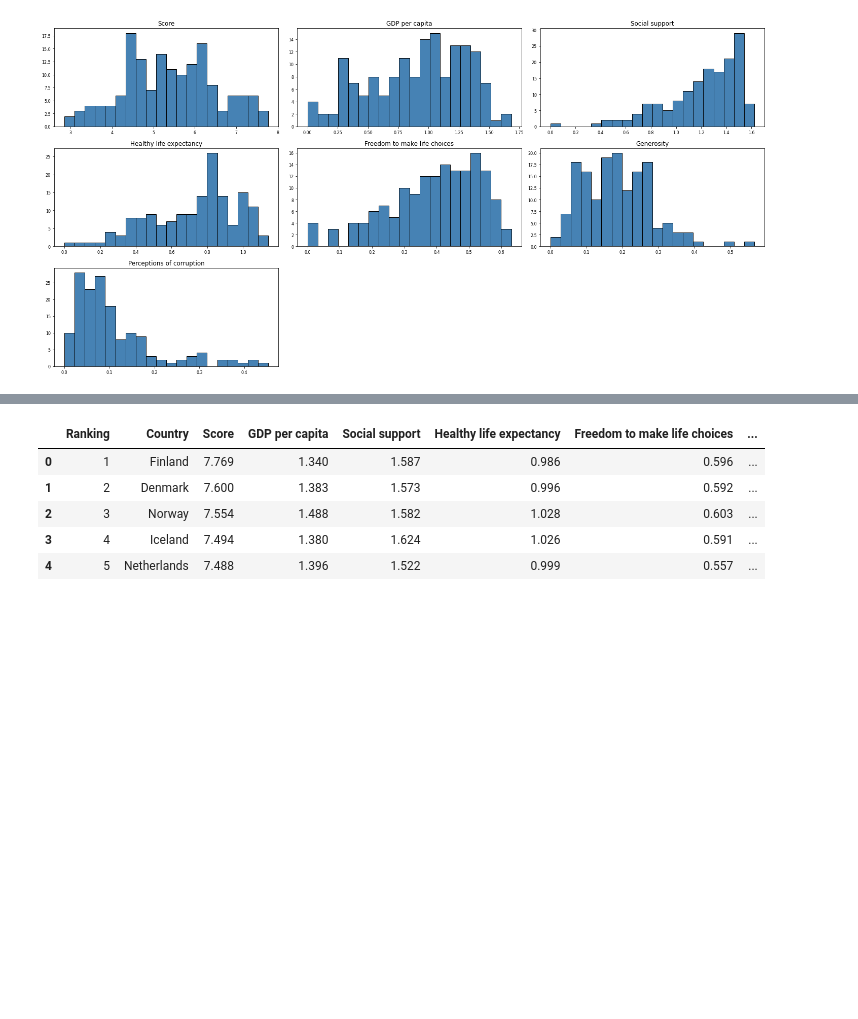
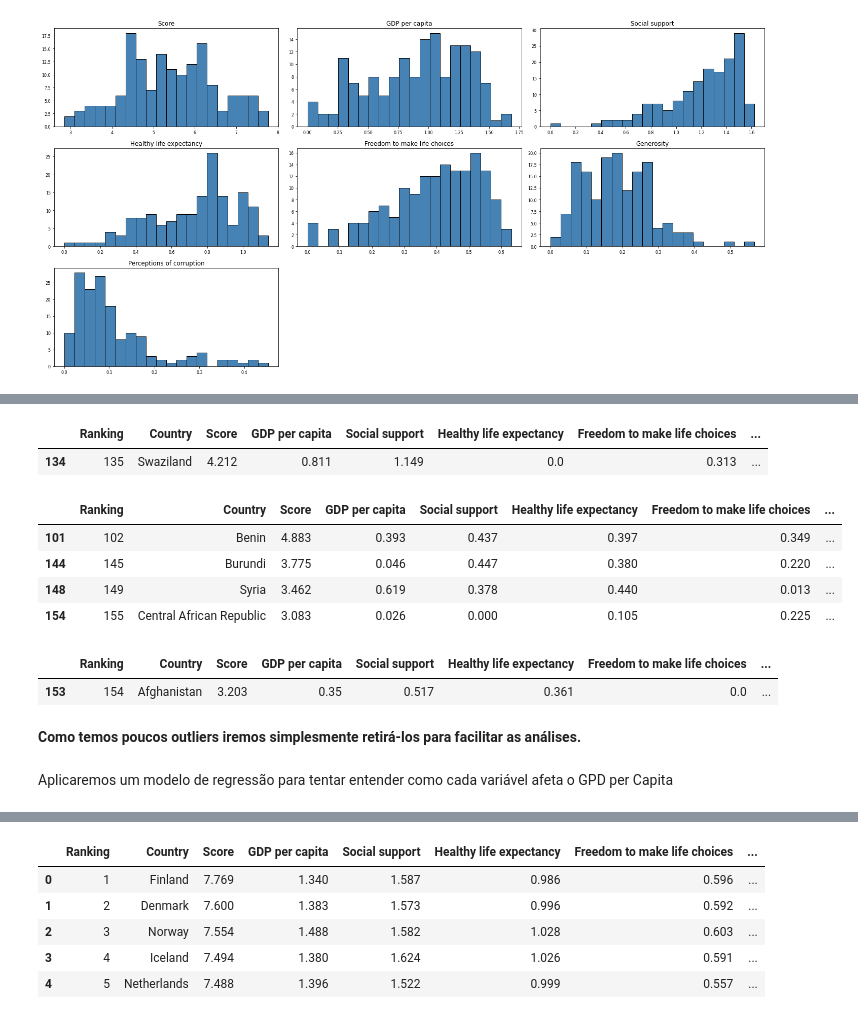
Before and after one commit to Rneron/Python, a Jupyter notebook: Case_EJEST.ipynb, the cells around one changed output, grey strips where cells are left out. Drawn from its saved outputs; the diff is of its cells as text; code cells hidden in the pictures; blank space fills up the shorter version.

```diff
--- a/Case_EJEST.ipynb
+++ b/Case_EJEST.ipynb
@@ -80,0 +163,44 @@ from sklearn.linear_model import LinearRegression
+# %%
+# Identificando os outliers para a variável Healthy life expectancy
+
+Q3 = expec.quantile(0.75) # terceiro quartil
+Q1 = expec.quantile(0.25) # primeiro quartil
+IQR = Q3-Q1
+ls = Q3 + (1.5*IQR)
+li = Q1 - (1.5*IQR)
+
+dados.loc[(dados['Healthy life expectancy'] > ls) | (dados['Healthy life expectancy'] < li)]
+# %% [output]
+|  | Ranking | Country | Score | GDP per capita | Social support | Healthy life expectancy | Freedom to make life choices | ... |
+| 134 | 135 | Swaziland | 4.212 | 0.811 | 1.149 | 0.0 | 0.313 | ... |
+# %%
+# Identificando os outliers para a variável Social Support
+
+Q3 = sup.quantile(0.75) # terceiro quartil
+Q1 = sup.quantile(0.25) # primeiro quartil
+IQR = Q3-Q1
+ls = Q3 + (1.5*IQR)
+li = Q1 - (1.5*IQR)
+
+dados.loc[(dados['Social support'] > ls) | (dados['Social support'] < li)]
+# %% [output]
+|  | Ranking | Country | Score | GDP per capita | Social support | Healthy life expectancy | Freedom to make life choices | ... |
+| 101 | 102 | Benin | 4.883 | 0.393 | 0.437 | 0.397 | 0.349 | ... |
+| 144 | 145 | Burundi | 3.775 | 0.046 | 0.447 | 0.380 | 0.220 | ... |
+| 148 | 149 | Syria | 3.462 | 0.619 | 0.378 | 0.440 | 0.013 | ... |
+| 154 | 155 | Central African Republic | 3.083 | 0.026 | 0.000 | 0.105 | 0.225 | ... |
+# %%
+# Identificando os outliers para a variável Freedom to make life choices
+
+Q3 = lib.quantile(0.75) # terceiro quartil
+Q1 = lib.quantile(0.25) # primeiro quartil
+IQR = Q3-Q1
+ls = Q3 + (1.5*IQR)
+li = Q1 - (1.5*IQR)
+
+dados.loc[(dados['Freedom to make life choices'] > ls) | (dados['Freedom to make life choices'] < li)]
+# %% [output]
+|  | Ranking | Country | Score | GDP per capita | Social support | Healthy life expectancy | Freedom to make life choices | ... |
+| 153 | 154 | Afghanistan | 3.203 | 0.35 | 0.517 | 0.361 | 0.0 | ... |
+# %% [markdown]
+**Como temos poucos outliers iremos simplesmente retirá-los para facilitar as análises.**
@@ -80,0 +211,2 @@ from sklearn.linear_model import LinearRegression
+# %% [markdown]
+Aplicaremos um modelo de regressão para tentar entender como cada variável afeta o GPD per Capita
```
Also changed, not shown: parts of 42 cells of this notebook.
